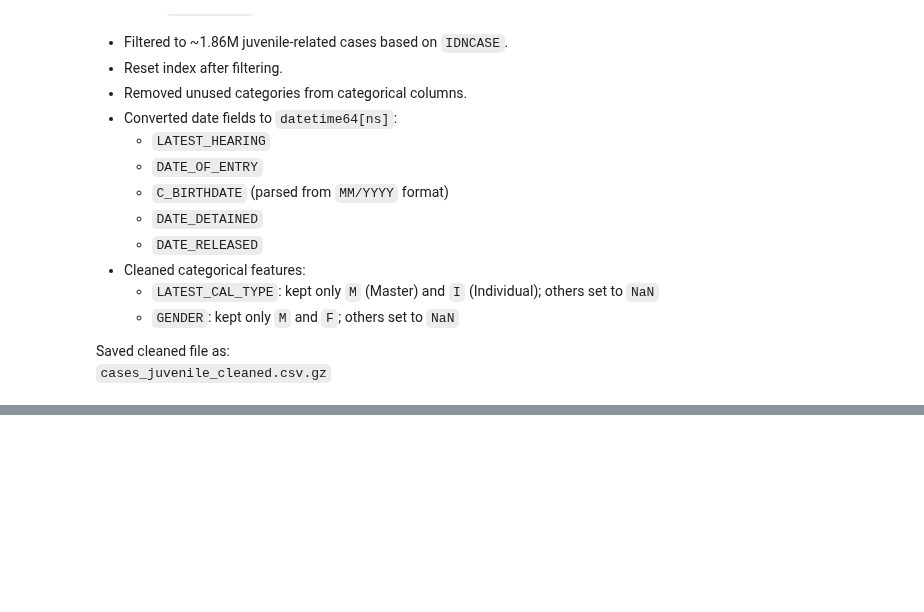
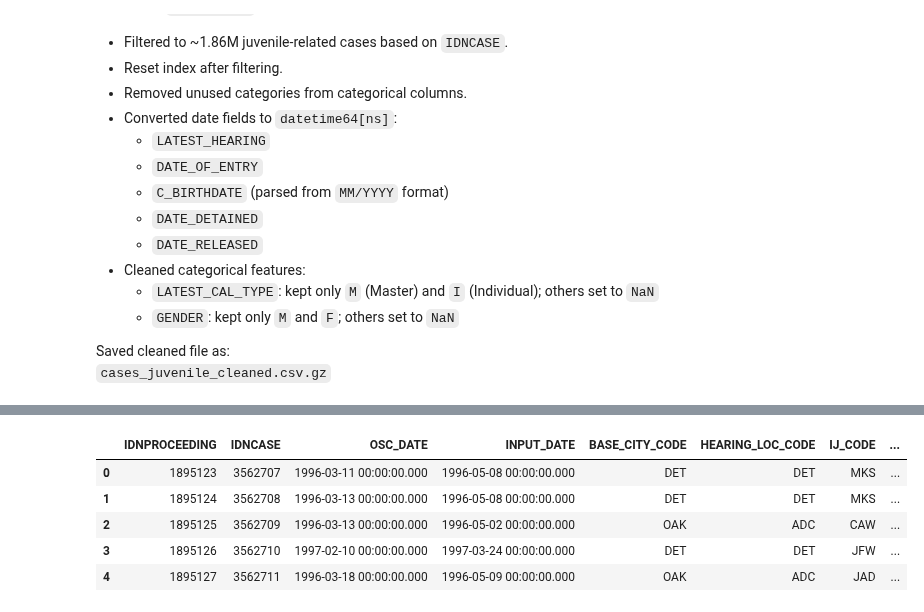
Before and after one commit to MIT-Emerging-Talent/ET6-CDSP-group-19-repo, a Jupyter notebook: 2_data_preparation/notebooks/02_clean_core_tables.ipynb, the cells around one changed output, grey strips where cells are left out. Drawn from its saved outputs; the diff is of its cells as text; code cells hidden in the pictures; blank space fills up the shorter version.

```diff
--- a/2_data_preparation/notebooks/02_clean_core_tables.ipynb
+++ b/2_data_preparation/notebooks/02_clean_core_tables.ipynb
@@ -709,0 +731,12 @@ Saved cleaned file as:
+# %%
+proceedings_path = "B_TblProceeding.csv"
+proceedings = pd.read_csv(filepath_or_buffer=proceedings_path, delimiter="\t", nrows=1000)
+# %%
+proceedings.head()
+# %% [output]
+|  | IDNPROCEEDING | IDNCASE | OSC_DATE | INPUT_DATE | BASE_CITY_CODE | HEARING_LOC_CODE | IJ_CODE | ... |
+| 0 | 1895123 | 3562707 | 1996-03-11 00:00:00.000 | 1996-05-08 00:00:00.000 | DET | DET | MKS | ... |
+| 1 | 1895124 | 3562708 | 1996-03-13 00:00:00.000 | 1996-05-08 00:00:00.000 | DET | DET | MKS | ... |
+| 2 | 1895125 | 3562709 | 1996-03-13 00:00:00.000 | 1996-05-02 00:00:00.000 | OAK | ADC | CAW | ... |
+| 3 | 1895126 | 3562710 | 1997-02-10 00:00:00.000 | 1997-03-24 00:00:00.000 | DET | DET | JFW | ... |
+| 4 | 1895127 | 3562711 | 1996-03-18 00:00:00.000 | 1996-05-09 00:00:00.000 | OAK | ADC | JAD | ... |
```
Also changed, not shown: parts of 7 cells of this notebook.
